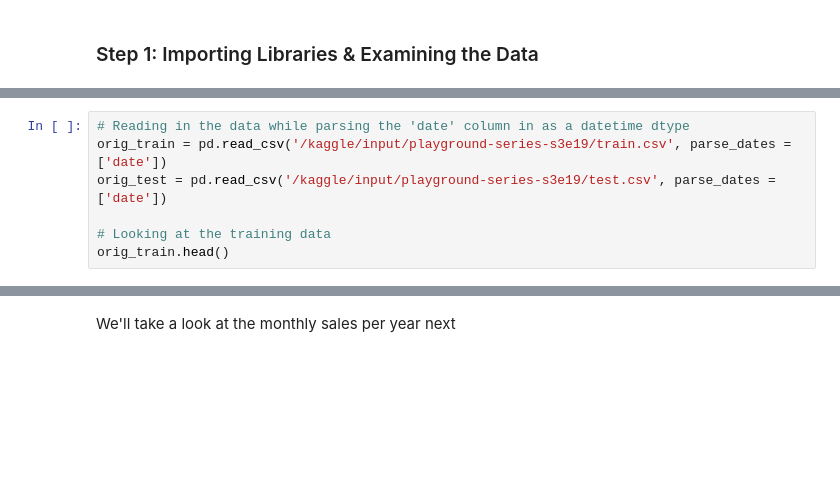
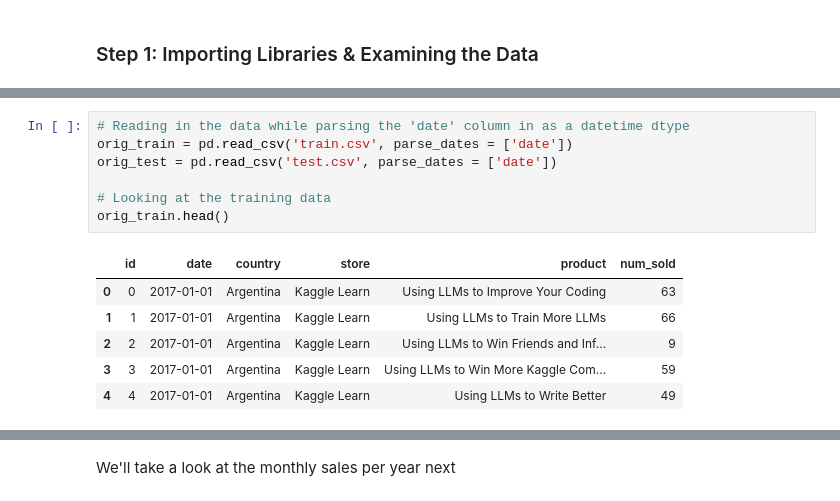
Before and after one commit to lenny975/forcasting-course-sales, a Jupyter notebook: forecasting-mini-course-sale.ipynb, the cells around one changed output, grey strips where cells are left out. Saved outputs shown, nothing was run; the diff lists cells and outputs as text; blank space fills up the shorter version.

```diff
--- a/forecasting-mini-course-sale.ipynb
+++ b/forecasting-mini-course-sale.ipynb
@@ -38,9 +120,16 @@ from sklearn.model_selection import TimeSeriesSplit
 # %%
 # Reading in the data while parsing the 'date' column in as a datetime dtype
-orig_train = pd.read_csv('/kaggle/input/playground-series-s3e19/train.csv', parse_dates = ['date'])
-orig_test = pd.read_csv('/kaggle/input/playground-series-s3e19/test.csv', parse_dates = ['date'])
+orig_train = pd.read_csv('train.csv', parse_dates = ['date'])
+orig_test = pd.read_csv('test.csv', parse_dates = ['date'])
 
 # Looking at the training data
 orig_train.head()
+# %% [output]
+|  | id | date | country | store | product | num_sold |
+| 0 | 0 | 2017-01-01 | Argentina | Kaggle Learn | Using LLMs to Improve Your Coding | 63 |
+| 1 | 1 | 2017-01-01 | Argentina | Kaggle Learn | Using LLMs to Train More LLMs | 66 |
+| 2 | 2 | 2017-01-01 | Argentina | Kaggle Learn | Using LLMs to Win Friends and Inf... | 9 |
+| 3 | 3 | 2017-01-01 | Argentina | Kaggle Learn | Using LLMs to Win More Kaggle Com... | 59 |
+| 4 | 4 | 2017-01-01 | Argentina | Kaggle Learn | Using LLMs to Write Better | 49 |
 # %%
 orig_train.info()
```
Also changed, not shown: parts of 26 cells of this notebook.
